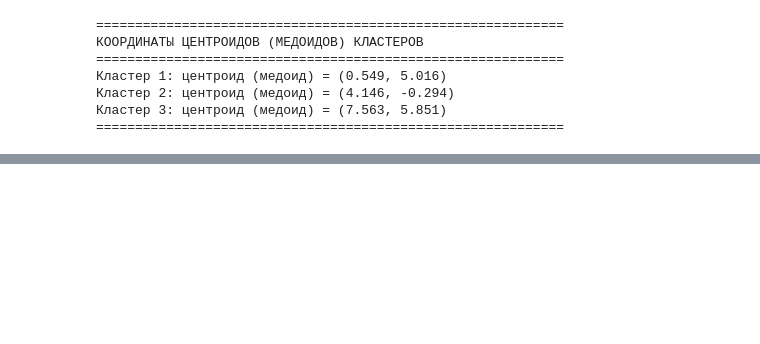
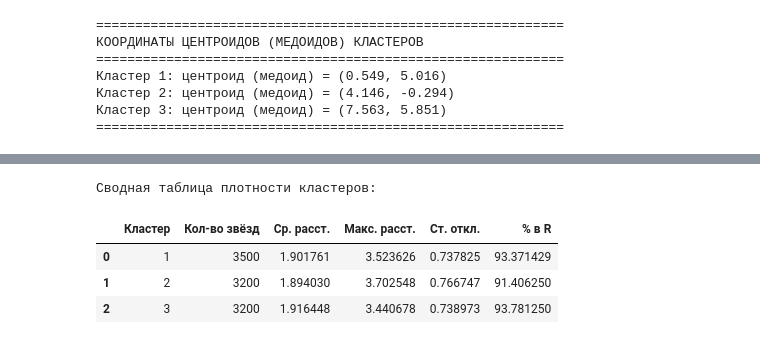
Before and after one commit to nkonshin/Data_Analysis, a Jupyter notebook: LR8/LR8.ipynb, the cells around one changed output, grey strips where cells are left out. Drawn from its saved outputs; the diff is of its cells as text; code cells hidden in the pictures; blank space fills up the shorter version.

```diff
--- a/LR8/LR8.ipynb
+++ b/LR8/LR8.ipynb
@@ -202,0 +198,39 @@ print("="*60)
+# %%
+print("Анализ плотности кластеров:")
+print("=" * 70)
+
+density_stats = []
+
+for k in sorted(df['cluster'].unique()):
+    pts = df.loc[df['cluster'] == k, ['X', 'Y']].to_numpy()
+    medoid = medoids[k]
+
+    # Расстояния от всех точек до центроида
+    distances_to_medoid = np.linalg.norm(pts - medoid, axis=1)
+
+    mean_dist = np.mean(distances_to_medoid)
+    max_dist = np.max(distances_to_medoid)
+    std_dist = np.std(distances_to_medoid)
+
+    # Процент точек в пределах радиуса R
+    points_in_radius = np.sum(distances_to_medoid <= R) / len(pts) * 100
+
+    density_stats.append({
+        'cluster': k + 1,
+        'n_points': len(pts),
+        'mean_dist': mean_dist,
+        'max_dist': max_dist,
+        'std_dist': std_dist,
+        'pct_in_radius': points_in_radius
+    })
+
+    print(f"\nКластер {k+1} ({len(pts)} звёзд):")
+    print(f"  • Среднее расстояние до центроида: {mean_dist:.3f}")
+    print(f"  • Максимальное расстояние до центроида: {max_dist:.3f}")
+    print(f"  • Стандартное отклонение: {std_dist:.3f}")
+    print(f"  • Точек в пределах R={R}: {points_in_radius:.1f}%")
+
+    if max_dist <= R:
+        print(f"  → Все точки в пределах радиуса R={R}")
+    else:
+        print(f"  → Есть точки за пределами радиуса R={R}")
@@ -202,0 +255,12 @@ print("="*60)
+# %%
+# Сводная таблица
+density_df = pd.DataFrame(density_stats)
+density_df.columns = ['Кластер', 'Кол-во звёзд', 'Ср. расст.', 'Макс. расст.', 'Ст. откл.', '% в R']
+print("\nСводная таблица плотности кластеров:")
+density_df
+# %% [output]
+Сводная таблица плотности кластеров:
+|  | Кластер | Кол-во звёзд | Ср. расст. | Макс. расст. | Ст. откл. | % в R |
+| 0 | 1 | 3500 | 1.901761 | 3.523626 | 0.737825 | 93.371429 |
+| 1 | 2 | 3200 | 1.894030 | 3.702548 | 0.766747 | 91.406250 |
+| 2 | 3 | 3200 | 1.916448 | 3.440678 | 0.738973 | 93.781250 |
```
Also changed, not shown: parts of 21 cells of this notebook.
